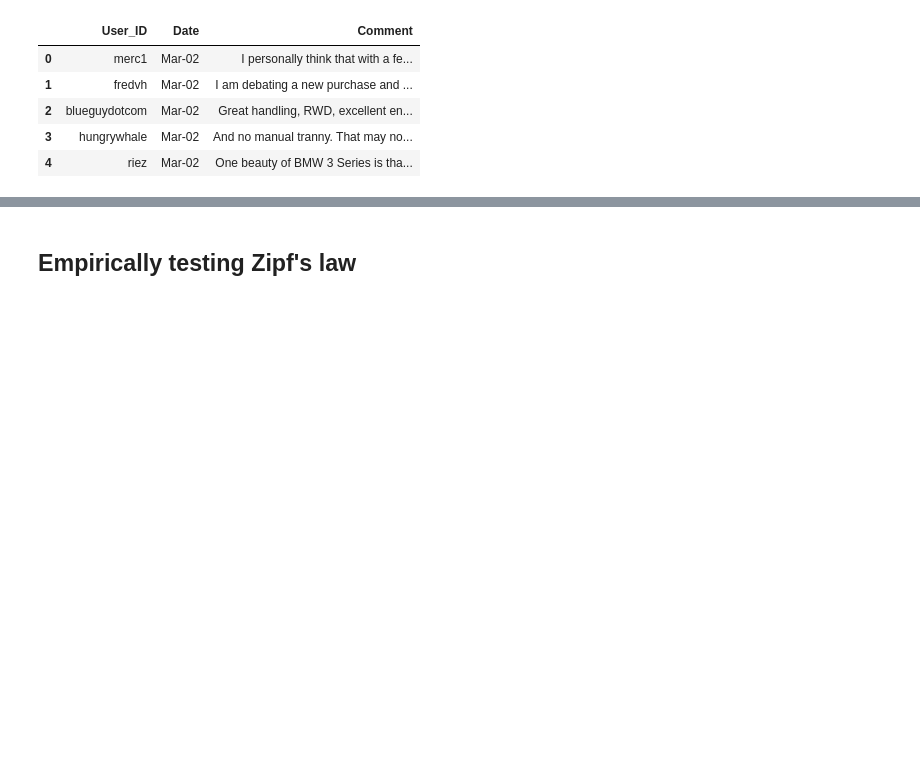
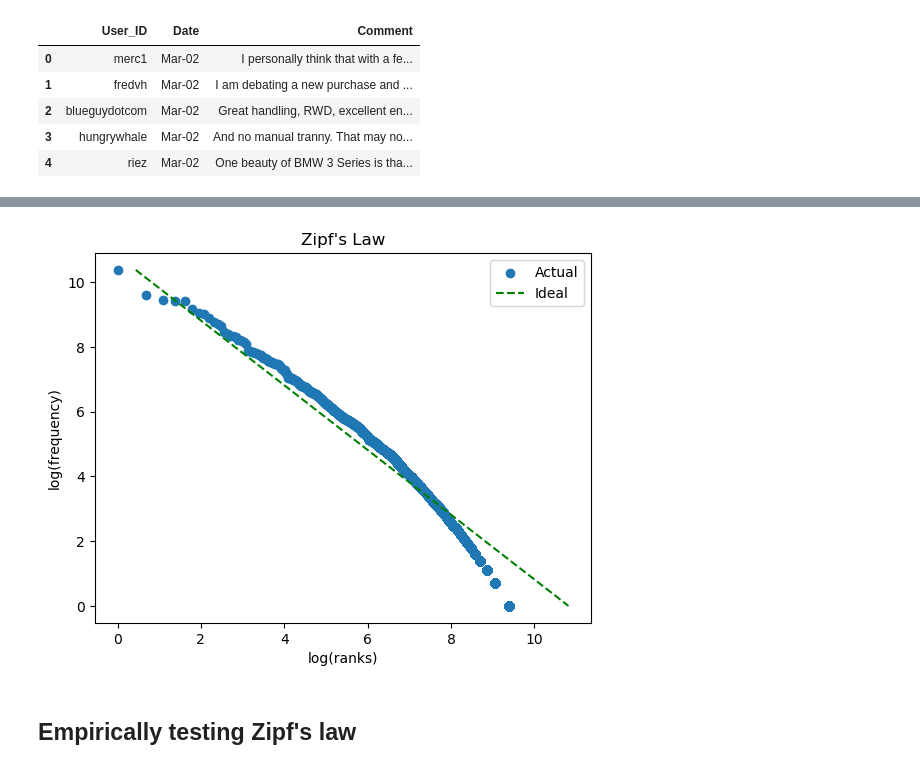
Before and after one commit to milindbhatiaa/Unstructured_Analytics, a Jupyter notebook: Homework 1/4.1_Lift_cal_olddata.ipynb, the cells around one changed output, grey strips where cells are left out. Saved outputs shown, nothing was run; the diff lists cells and outputs as text; code cells hidden in the pictures; blank space fills up the shorter version.

```diff
--- a/Homework 1/4.1_Lift_cal_olddata.ipynb
+++ b/Homework 1/4.1_Lift_cal_olddata.ipynb
@@ -146,3 +153,18 @@ df_zipf_ideal.plot(x='Log Rank', y='Log Zipf', ax=ax, label='Theoritical Value')
+# %%
+#df_zipf = df_zipf.reset_index()
+
+plt.scatter(np.log(df_zipf[0]), np.log(df_zipf['index']),label='Actual')
+plt.plot(np.log(50000 / df_zipf['index']), np.log(df_zipf['index']), label='Ideal', linestyle='--',color='green')
+
+# Add labels and title
+plt.xlabel('log(ranks)')
+plt.ylabel('log(frequency)')
+plt.title("Zipf's Law")
+plt.legend()
+# Show the plot
+plt.show()
+# %% [output]
+[figure, added]
 # %% [markdown]
 ## Empirically testing Zipf's law ##
 # %%
```
Also changed, not shown: parts of 7 cells of this notebook.
